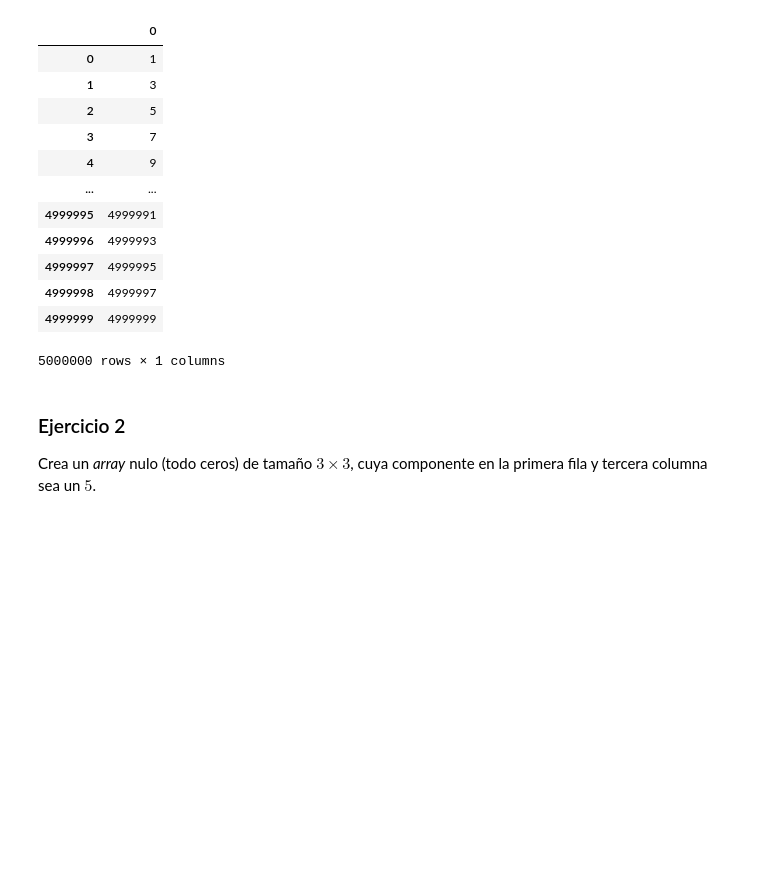
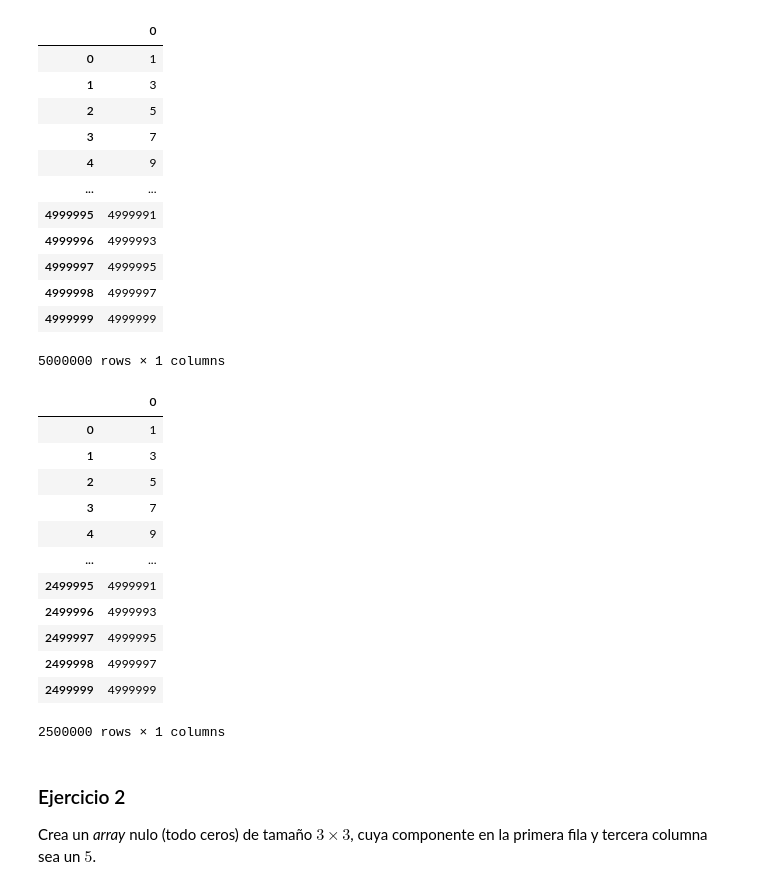
Before and after one commit to nicomont/data-mining-introduction-jupyter, a Jupyter notebook: working/notebook.ipynb, the cells around one changed output. Saved outputs shown, nothing was run; the diff lists cells and outputs as text; code cells hidden in the pictures; blank space fills up the shorter version.

Commit message:
ejercicio 1
Ejercicio 1 con filter y lambda

```diff
--- a/working/notebook.ipynb
+++ b/working/notebook.ipynb
@@ -455,6 +455,25 @@ df
 | 4999998 | 4999997 |
 | 4999999 | 4999999 |
 5000000 rows × 1 columns
+# %%
+arr2 = np.arange(5000000)
+result = filter(lambda x: x % 2 == 1, arr2)
+df = pd.DataFrame(result)
+df
+# %% [output]
+|  | 0 |
+| 0 | 1 |
+| 1 | 3 |
+| 2 | 5 |
+| 3 | 7 |
+| 4 | 9 |
+| ... | ... |
+| 2499995 | 4999991 |
+| 2499996 | 4999993 |
+| 2499997 | 4999995 |
+| 2499998 | 4999997 |
+| 2499999 | 4999999 |
+2500000 rows × 1 columns
 # %% [markdown]
 ### Ejercicio 2
 
```
